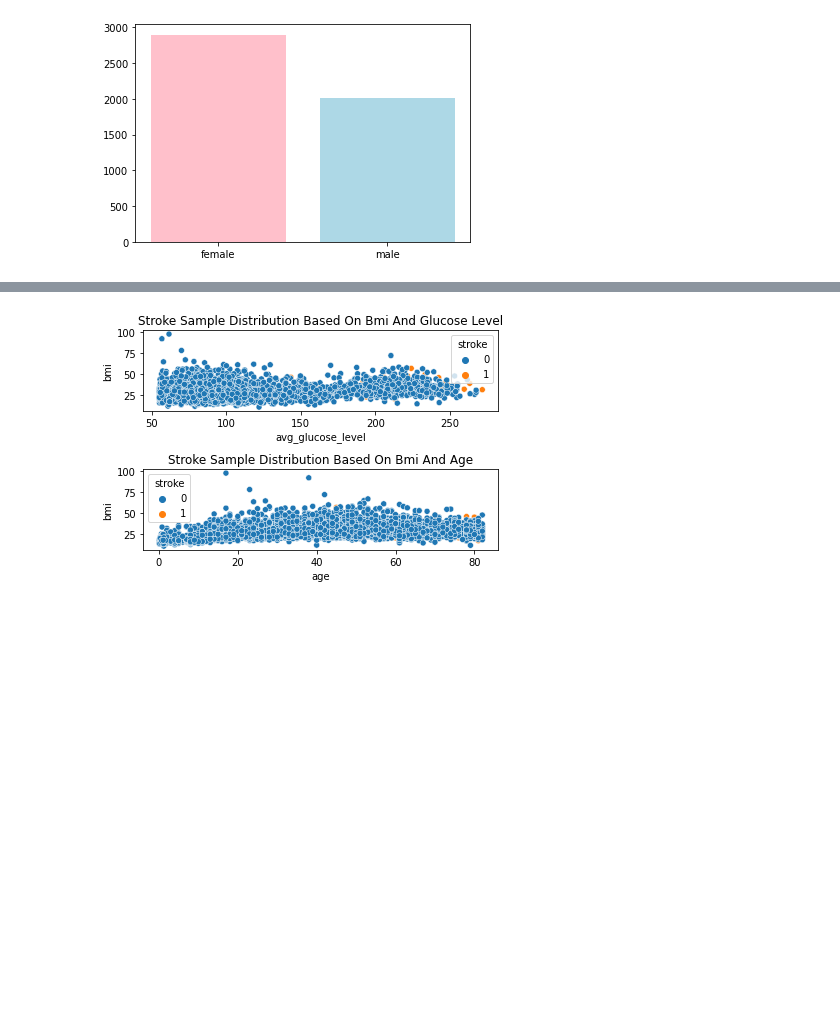
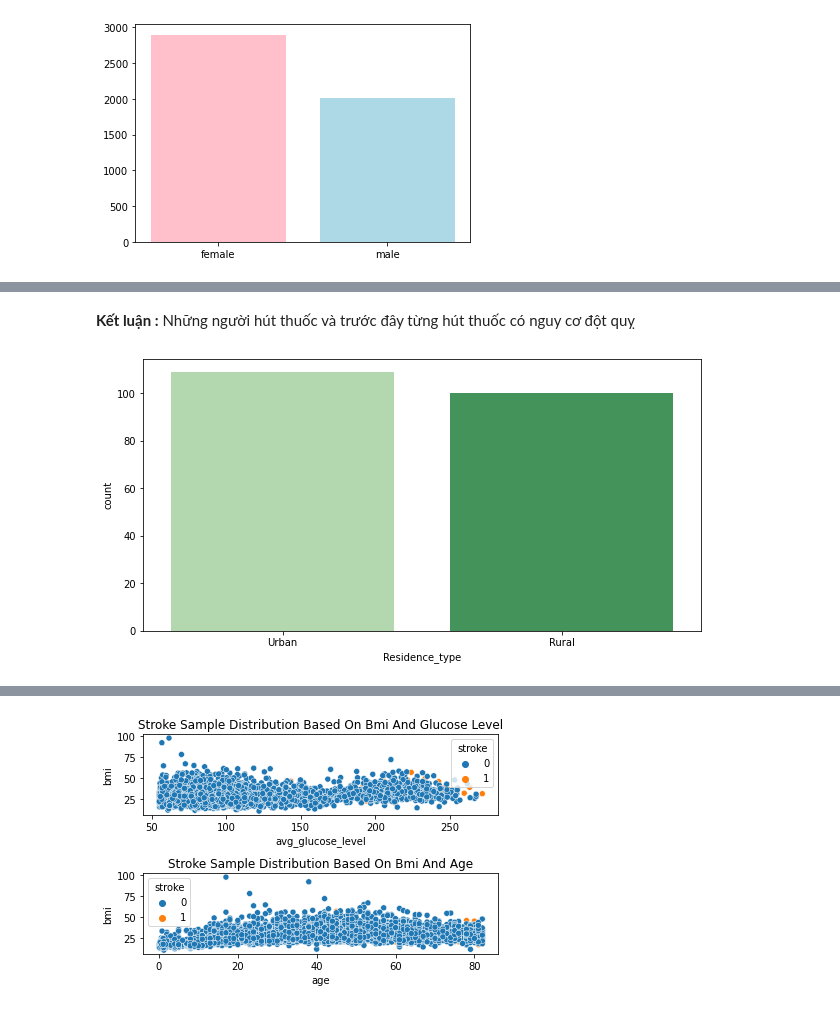
Before and after one commit to danhhuynh25029/XGBoost, a Jupyter notebook: XGBoost_Classfication.ipynb, the cells around one changed output, grey strips where cells are left out. Saved outputs shown, nothing was run; the diff lists cells and outputs as text; code cells hidden in the pictures; blank space fills up the shorter version.

```diff
--- a/XGBoost_Classfication.ipynb
+++ b/XGBoost_Classfication.ipynb
@@ -106,0 +120,7 @@ plt.bar(['female','male'],[f.count()[0],m.count()[0]],color=('pink','lightblue')
+# %% [markdown]
+**Kết luận :** Những người hút thuốc và trước đây từng hút thuốc có nguy cơ đột quỵ
+# %%
+plt.figure(figsize=(10,5))
+sns.countplot(data=stroke,x='Residence_type',palette='Greens');
+# %% [output]
+[figure, added]
```
Also changed, not shown: parts of 26 cells of this notebook, 2 other files.
